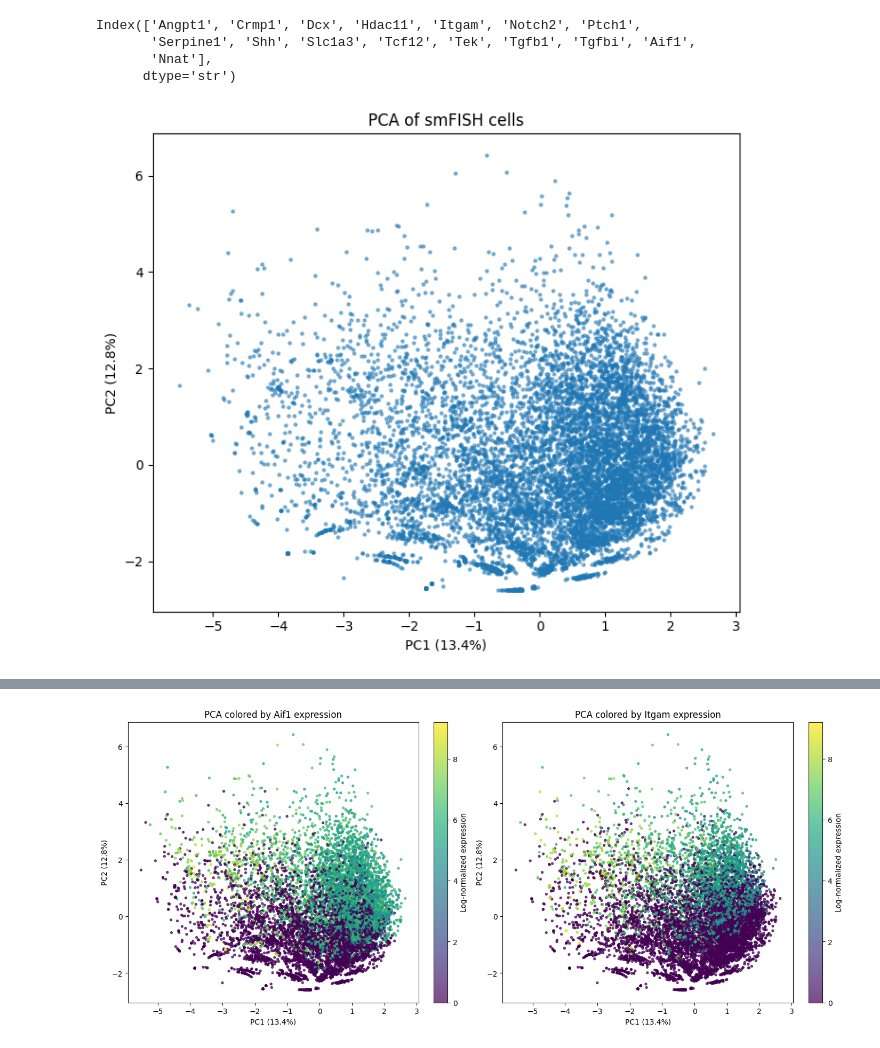
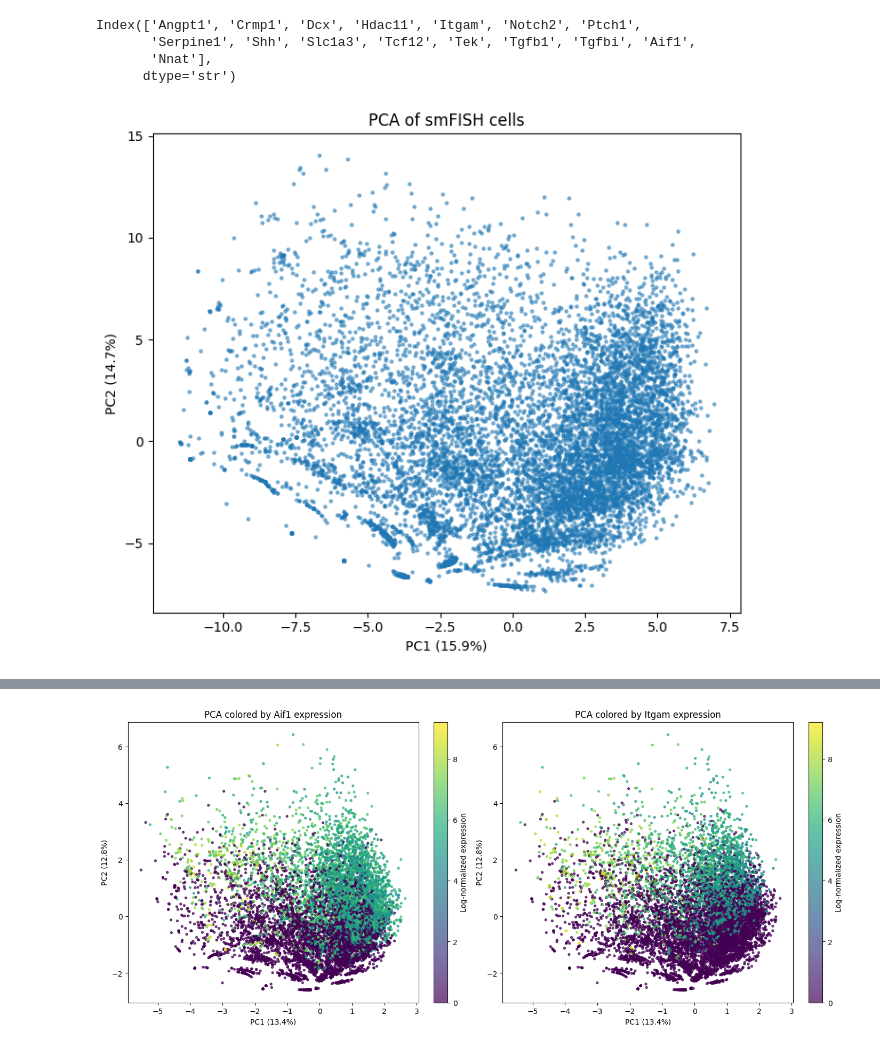
Before and after one commit to mspend/big-fish-examples, a Jupyter notebook: bioprotean_smfish/plots/pca.ipynb, the cells around one changed output, grey strips where cells are left out. Drawn from its saved outputs; the diff is of its cells as text; code cells hidden in the pictures.

```diff
--- a/bioprotean_smfish/plots/pca.ipynb
+++ b/bioprotean_smfish/plots/pca.ipynb
@@ -41,23 +41,29 @@ Index(['Angpt1', 'Crmp1', 'Dcx', 'Hdac11', 'Itgam', 'Notch2', 'Ptch1',
 # %%
 # Select gene counts and normalize each cell by its total counts
 genes = matrix.columns.drop("cell_id")
+# convert integer counts to floats
 counts = matrix[genes].astype(float)
 
+# sum the total # of spots per cell
 library_size = counts.sum(axis=1).replace(0, 1)
+
+# library size normalization, then natural-log transformation log(1+x)
+# log transform the data because counts span orders of magnitude. Brings data values closer together
+# gene expression data is heavily right skewed
 log_counts = (counts.div(library_size, axis=0) * 1e4).apply(np.log1p)
 
 # Standardize genes and run PCA
-scaled_counts = StandardScaler().fit_transform(log_counts)
+# scaled_counts = StandardScaler().fit_transform(log_counts)
 pca = PCA(n_components=2)
-pcs = pca.fit_transform(scaled_counts)
+pcs = pca.fit_transform(log_counts)
 
 # Plot cells in PCA space
 plt.figure(figsize=(7, 6))
 plt.scatter(pcs[:, 0], pcs[:, 1], s=5, alpha=0.5)
 plt.xlabel(f"PC1 ({pca.explained_variance_ratio_[0] * 100:.1f}%)")
 plt.ylabel(f"PC2 ({pca.explained_variance_ratio_[1] * 100:.1f}%)")
 plt.title("PCA of smFISH cells")
 plt.tight_layout()
 plt.show()
 # %% [output]
-[figure, old version]
+[figure, new version]
```
Also changed, not shown: parts of 4 cells of this notebook.
